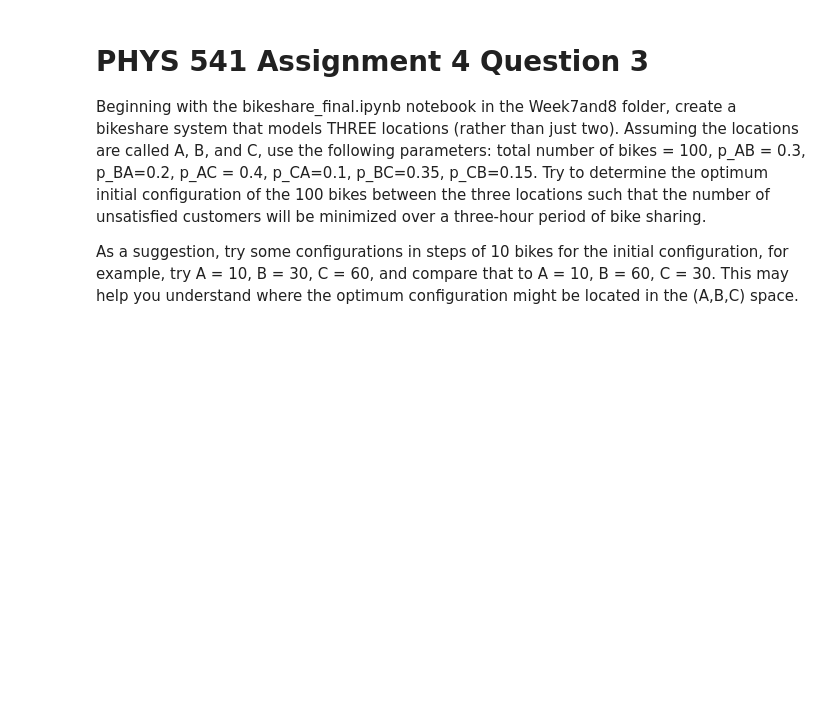
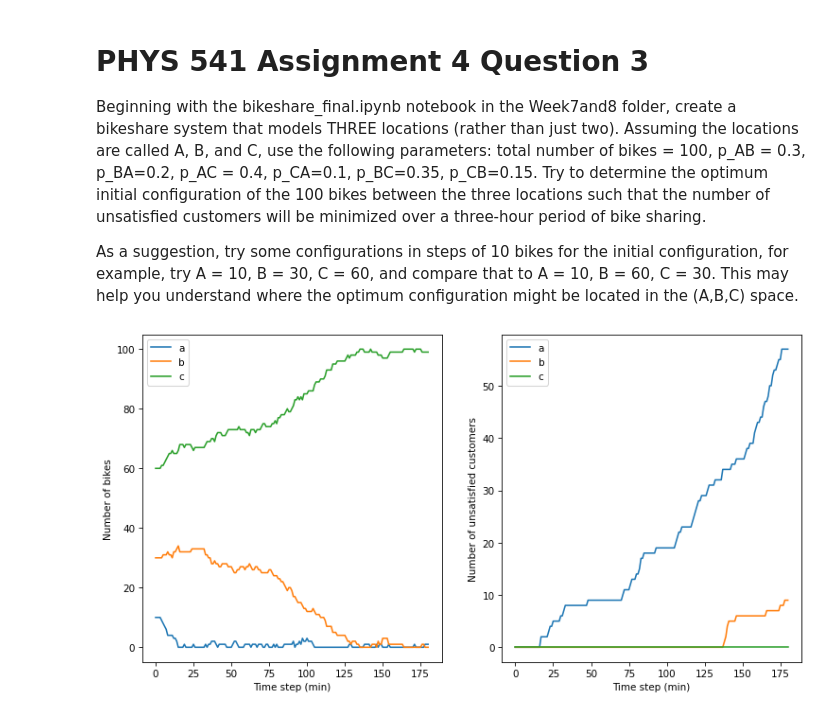
Before and after one commit to jakeb245/phys441, a Jupyter notebook: Assignments/assignment4/question3.ipynb, the cells around one changed output. Cells and saved outputs as stored; diff of their text form; code cells hidden in the pictures; blank space fills up the shorter version.

Commit message:
Simulation works

```diff
--- a/Assignments/assignment4/question3.ipynb
+++ b/Assignments/assignment4/question3.ipynb
@@ -69,0 +127,15 @@ def bike_from_c_to_a(state):
+# %%
+p_ab = 0.3
+p_ba = 0.2
+p_ac = 0.4
+p_ca = 0.1
+p_bc = 0.35
+p_cb = 0.15
+
+num_slots = 100  # Number of total bikes
+num_steps = 180  # 3 hours
+
+bikeshare = State(a = 10, b = 30, c = 60, a_empty=0, b_empty=0, c_empty=0)
+total_unsatisfied = run_simulation(bikeshare, p_ab, p_ba, p_ac, p_ca, p_bc, p_cb, num_steps)
+# %% [output]
+[figure, added]
```
Also changed, not shown: parts of 1 cell of this notebook.
